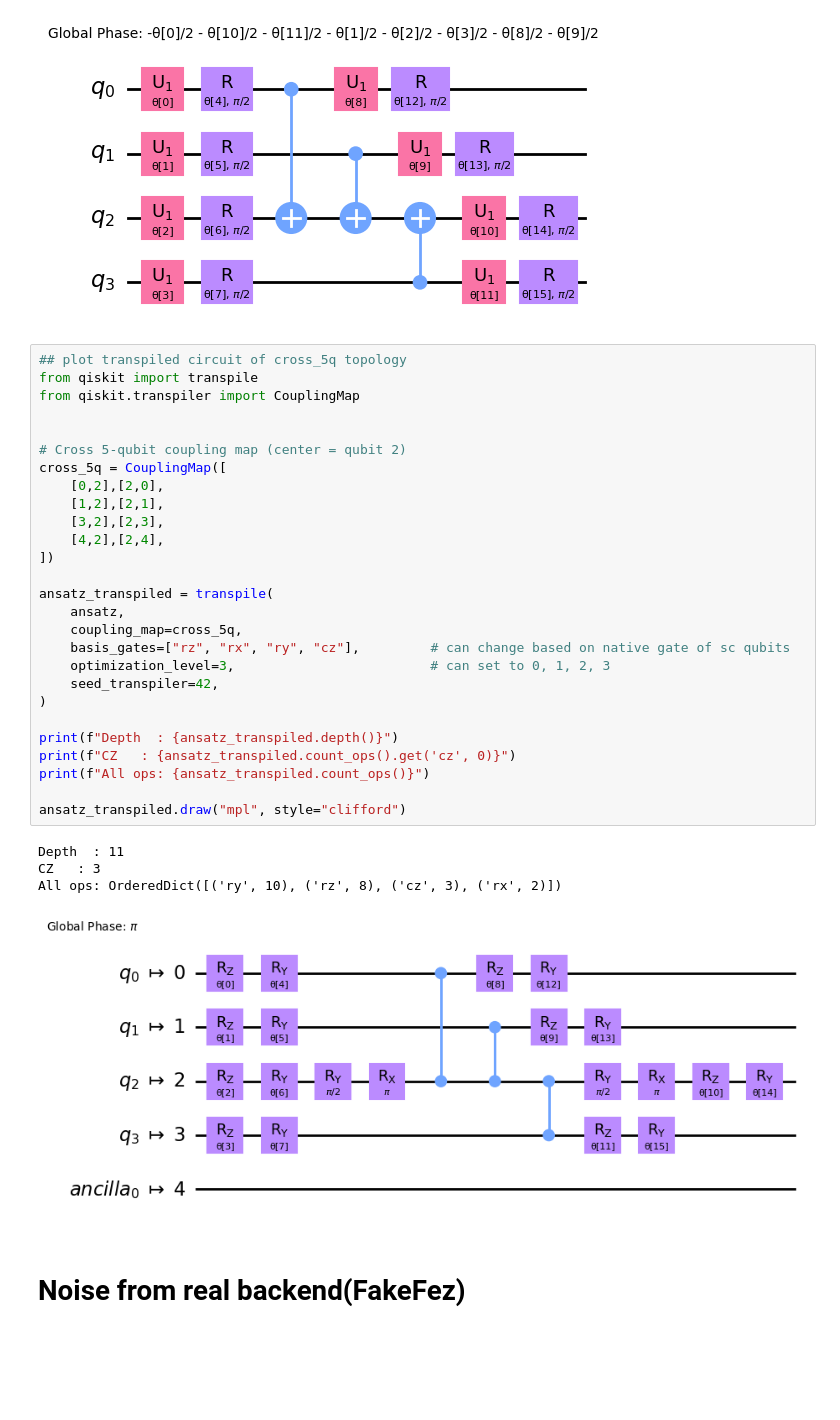
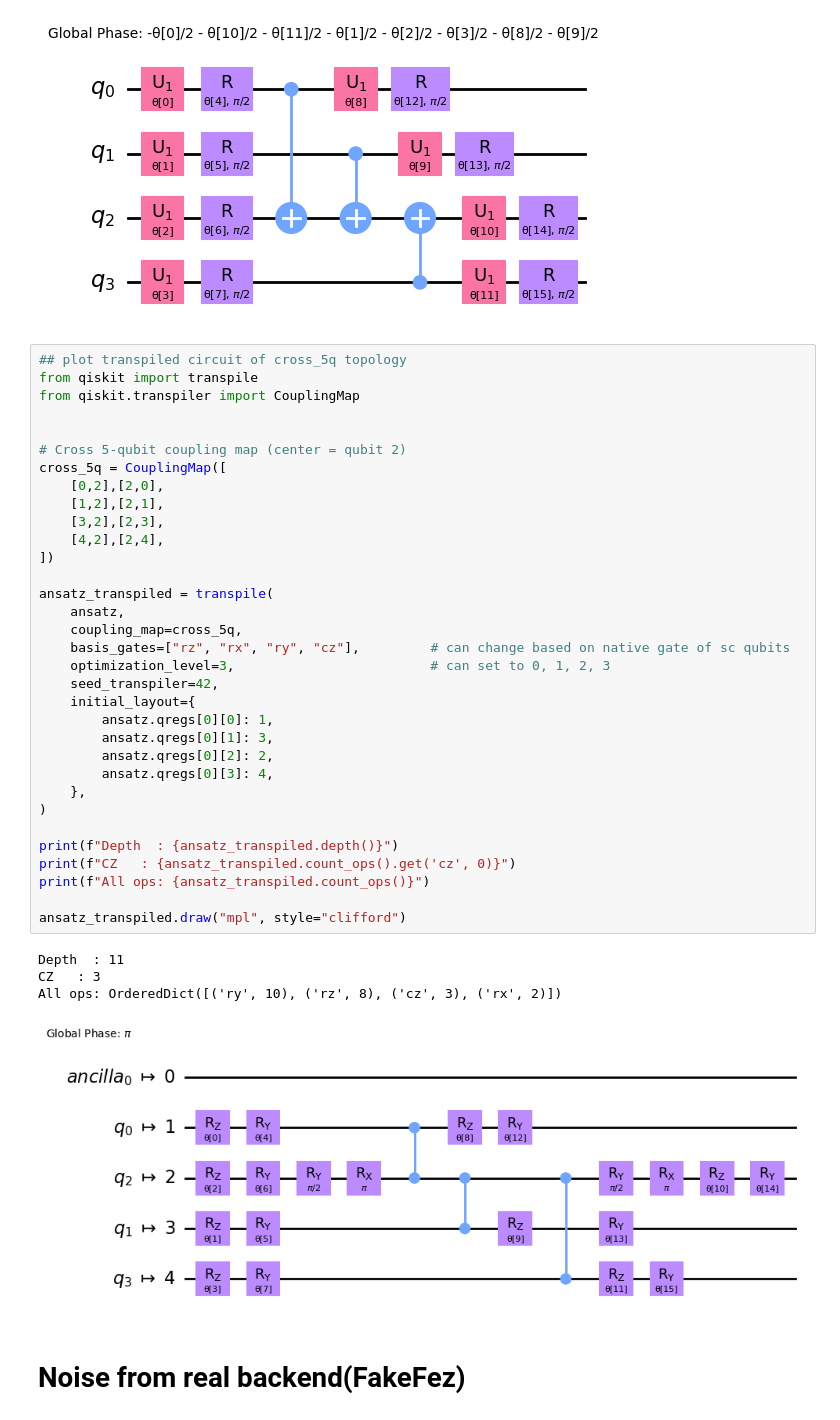
Before and after one commit to nanoelectroniclab/Qfort_opx1000, a Jupyter notebook: vqe/vqe_LiH_Qiskit.ipynb, the cells around one changed output. Saved outputs shown, nothing was run; the diff lists cells and outputs as text; blank space fills up the shorter version.

```diff
--- a/vqe/vqe_LiH_Qiskit.ipynb
+++ b/vqe/vqe_LiH_Qiskit.ipynb
@@ -419,34 +421,40 @@ ansatz.decompose().draw("mpl", style="clifford")
 ## plot transpiled circuit of cross_5q topology
 from qiskit import transpile
 from qiskit.transpiler import CouplingMap
 
 
 # Cross 5-qubit coupling map (center = qubit 2)
 cross_5q = CouplingMap([
     [0,2],[2,0],
     [1,2],[2,1],
     [3,2],[2,3],
     [4,2],[2,4],
 ])
 
 ansatz_transpiled = transpile(
     ansatz,
     coupling_map=cross_5q,
     basis_gates=["rz", "rx", "ry", "cz"],         # can change based on native gate of sc qubits
     optimization_level=3,                         # can set to 0, 1, 2, 3
     seed_transpiler=42,
+    initial_layout={
+        ansatz.qregs[0][0]: 1,
+        ansatz.qregs[0][1]: 3,
+        ansatz.qregs[0][2]: 2,
+        ansatz.qregs[0][3]: 4,
+    },
 )
 
 print(f"Depth  : {ansatz_transpiled.depth()}")
 print(f"CZ   : {ansatz_transpiled.count_ops().get('cz', 0)}")
 print(f"All ops: {ansatz_transpiled.count_ops()}")
 
 ansatz_transpiled.draw("mpl", style="clifford")
 # %% [output]
 Depth  : 11
 CZ   : 3
 All ops: OrderedDict([('ry', 10), ('rz', 8), ('cz', 3), ('rx', 2)])
-[figure, old version]
+[figure, new version]
 # %% [markdown]
 # Noise from real backend(FakeFez)
 # %% [markdown]
```
Also changed, not shown: parts of 14 cells of this notebook.
